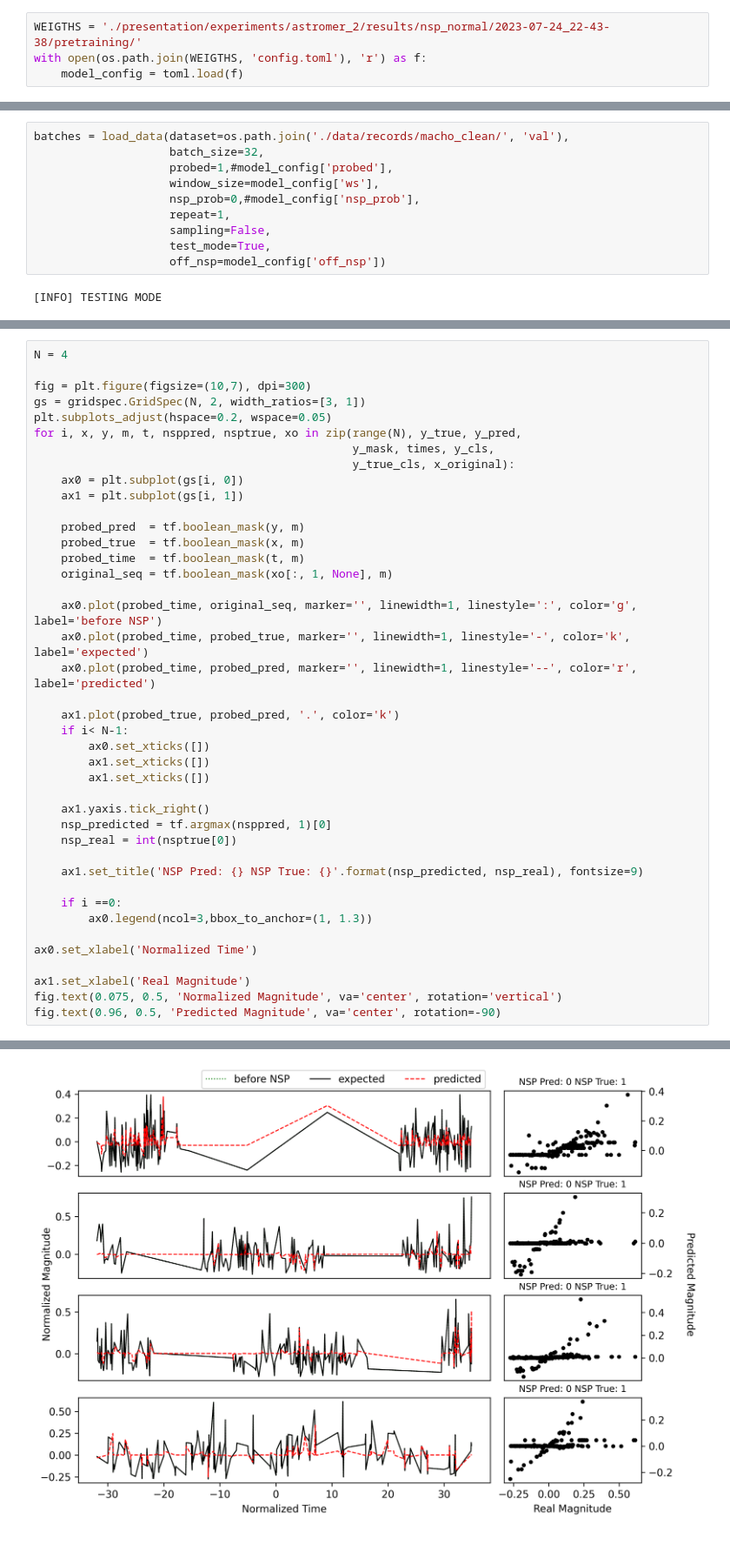
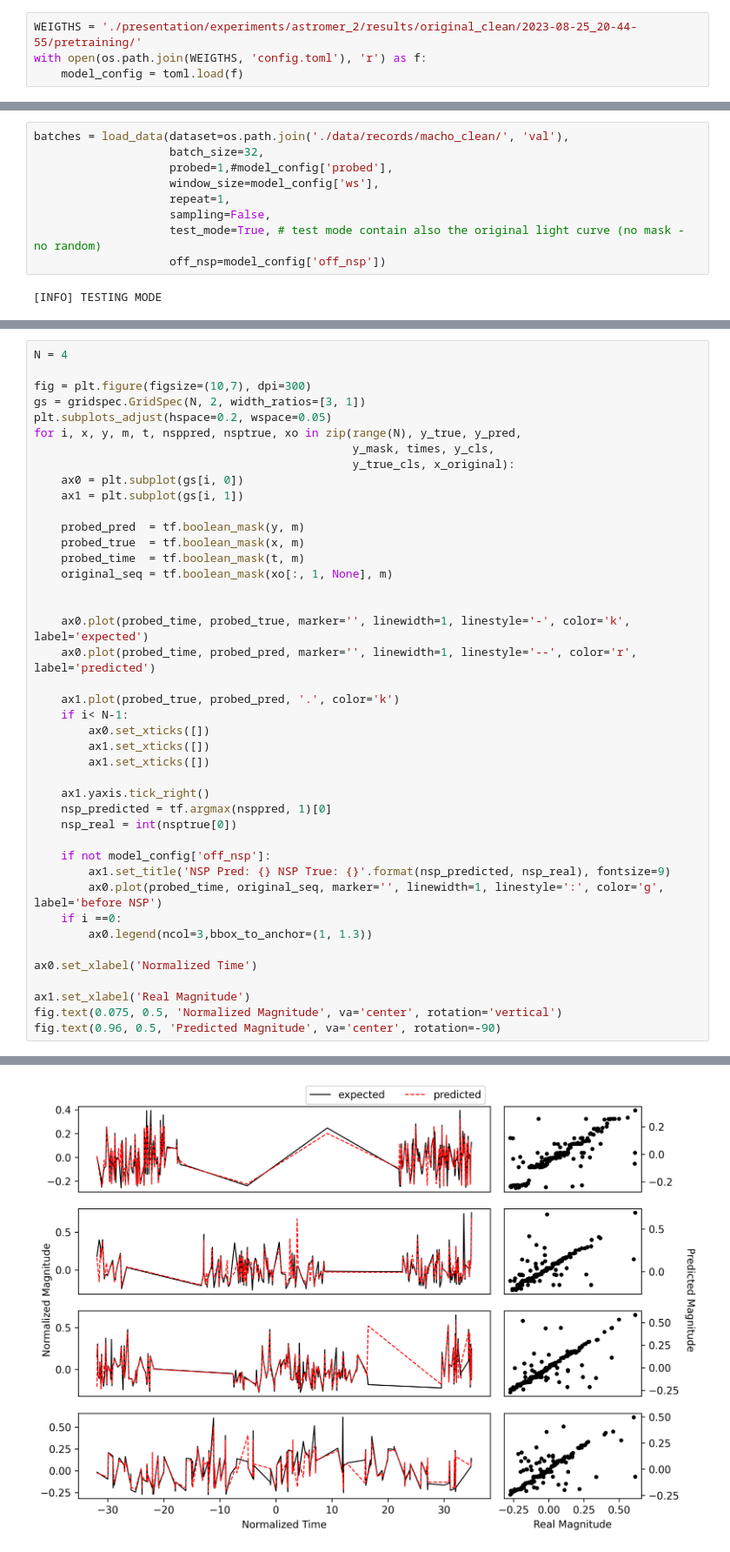
Before and after one commit to cridonoso/astromer, a Jupyter notebook: presentation/experiments/astromer_2/reconstruction.ipynb, the cells around one changed output, grey strips where cells are left out. Shown at 87% size. Saved outputs shown, nothing was run; the diff lists cells and outputs as text.

```diff
--- a/presentation/experiments/astromer_2/reconstruction.ipynb
+++ b/presentation/experiments/astromer_2/reconstruction.ipynb
@@ -21,4 +27,4 @@ The autoreload extension is already loaded. To reload it, use:
 # %%
-WEIGTHS = './presentation/experiments/astromer_2/results/nsp_normal/2023-07-24_22-43-38/pretraining/'
+WEIGTHS = './presentation/experiments/astromer_2/results/original_clean/2023-08-25_20-44-55/pretraining/'
 with open(os.path.join(WEIGTHS, 'config.toml'), 'r') as f:
     model_config = toml.load(f)
@@ -44,10 +54,9 @@ batches = load_data(dataset=os.path.join('./data/records/macho_clean/', 'val'),
                     batch_size=32,
                     probed=1,#model_config['probed'],
                     window_size=model_config['ws'],
-                    nsp_prob=0,#model_config['nsp_prob'],
                     repeat=1,
                     sampling=False,
-                    test_mode=True,
+                    test_mode=True, # test mode contain also the original light curve (no mask - no random)
                     off_nsp=model_config['off_nsp'])
 # %% [output]
 [INFO] TESTING MODE
@@ -89,34 +94,35 @@ for i, x, y, m, t, nsppred, nsptrue, xo in zip(range(N), y_true, y_pred,
     ax1 = plt.subplot(gs[i, 1])
 
     probed_pred  = tf.boolean_mask(y, m)
     probed_true  = tf.boolean_mask(x, m)
     probed_time  = tf.boolean_mask(t, m)
     original_seq = tf.boolean_mask(xo[:, 1, None], m)
 
-    ax0.plot(probed_time, original_seq, marker='', linewidth=1, linestyle=':', color='g', label='before NSP')
+
     ax0.plot(probed_time, probed_true, marker='', linewidth=1, linestyle='-', color='k', label='expected')
     ax0.plot(probed_time, probed_pred, marker='', linewidth=1, linestyle='--', color='r', label='predicted')
 
     ax1.plot(probed_true, probed_pred, '.', color='k')
     if i< N-1:
         ax0.set_xticks([])
         ax1.set_xticks([])
         ax1.set_xticks([])
 
     ax1.yaxis.tick_right()
     nsp_predicted = tf.argmax(nsppred, 1)[0]
     nsp_real = int(nsptrue[0])
 
-    ax1.set_title('NSP Pred: {} NSP True: {}'.format(nsp_predicted, nsp_real), fontsize=9)
-
+    if not model_config['off_nsp']:
+        ax1.set_title('NSP Pred: {} NSP True: {}'.format(nsp_predicted, nsp_real), fontsize=9)
+        ax0.plot(probed_time, original_seq, marker='', linewidth=1, linestyle=':', color='g', label='before NSP')
     if i ==0:
         ax0.legend(ncol=3,bbox_to_anchor=(1, 1.3))
 
 ax0.set_xlabel('Normalized Time')
 
 ax1.set_xlabel('Real Magnitude')
 fig.text(0.075, 0.5, 'Normalized Magnitude', va='center', rotation='vertical')
 fig.text(0.96, 0.5, 'Predicted Magnitude', va='center', rotation=-90)
 # %% [output]
 Text(0.96, 0.5, 'Predicted Magnitude')
-[figure, old version]
+[figure, new version]
```
Also changed, not shown: parts of 8 cells of this notebook, 1 other file.
